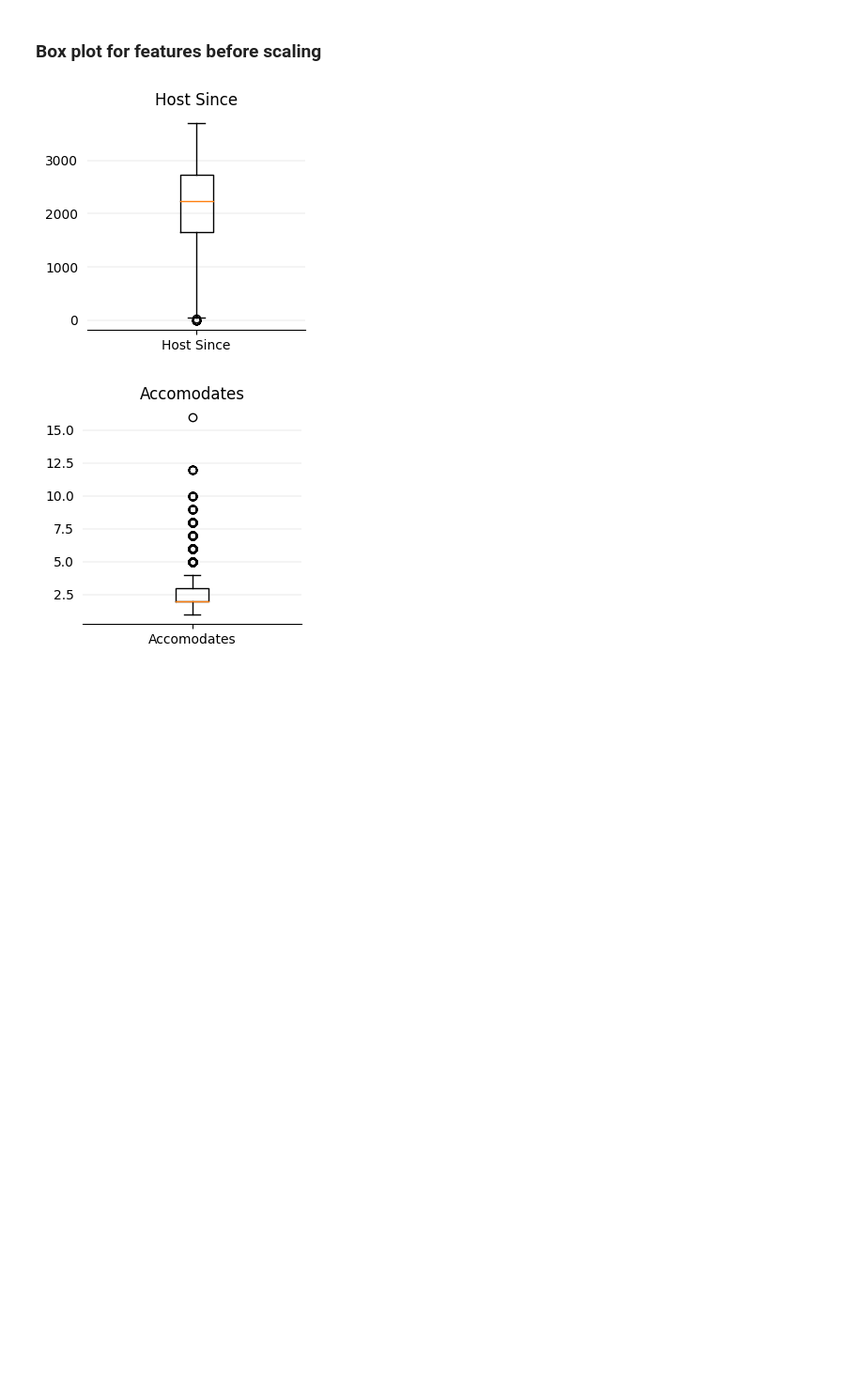
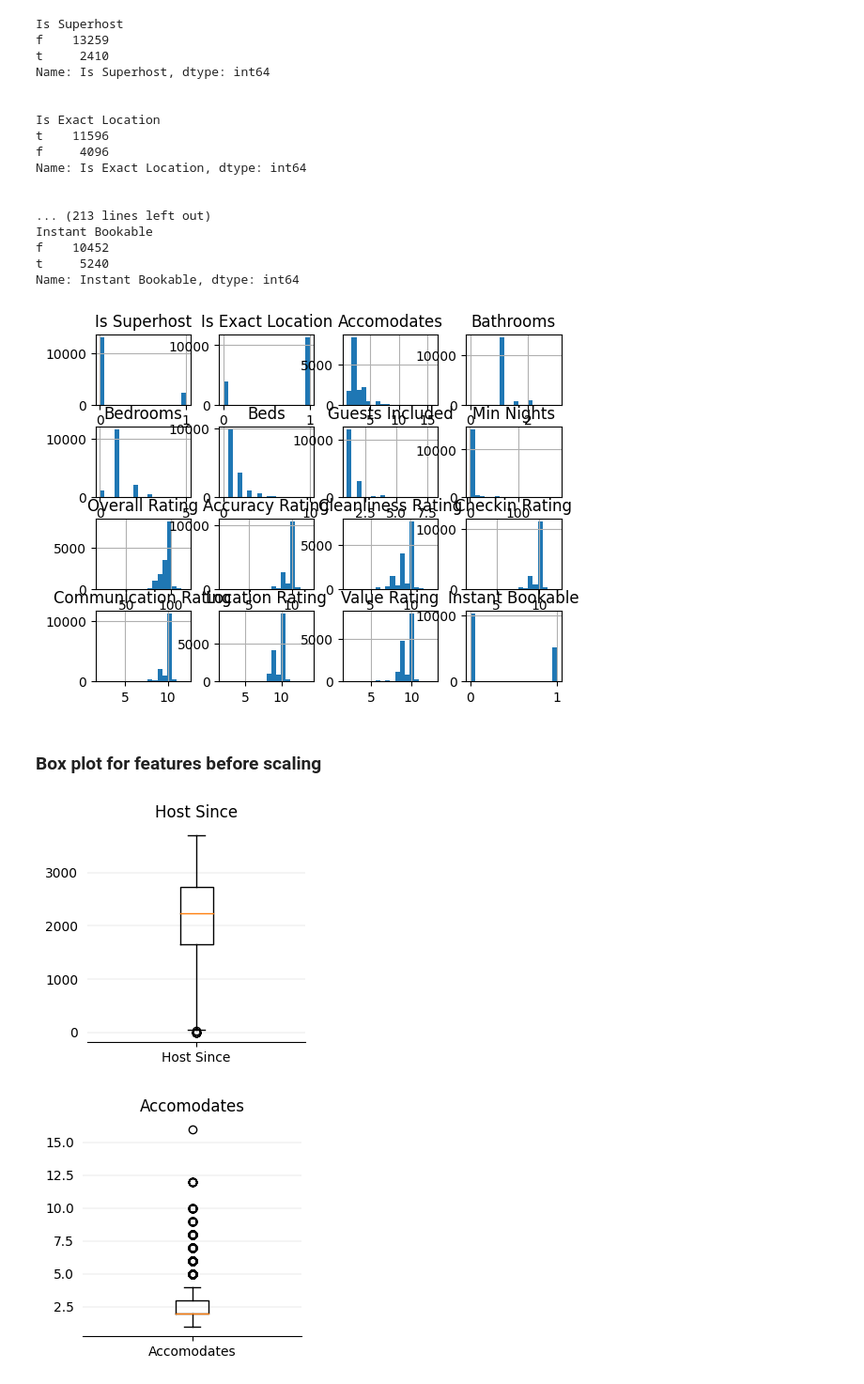
Before and after one commit to AlbanemchtCs/ml-project, a Jupyter notebook: preprocessing/data_cleaning/data_type_cleaning.ipynb, the cells around one changed output. Shown at 94% size. Cells and saved outputs as stored; diff of their text form; code cells hidden in the pictures; blank space fills up the shorter version.

```diff
--- a/preprocessing/data_cleaning/data_type_cleaning.ipynb
+++ b/preprocessing/data_cleaning/data_type_cleaning.ipynb
@@ -8,0 +47,22 @@ train_airbnb_df_c = pd.read_csv("/Users/cha/Desktop/3A/code/ml-project/data/trai
+# %%
+from sklearn.model_selection import train_test_split
+
+train_airbnb_df_c['Accomodates'] = train_airbnb_df_c['Accomodates'].replace(16, np.NAN)
+train_airbnb_df_c = train_airbnb_df_c.dropna(subset='Accomodates')
+print(train_airbnb_df_c['Accomodates'].value_counts())
+
+whole_data_train, data_test = train_test_split(
+    train_airbnb_df_c,
+    test_size=0.2,
+    stratify=train_airbnb_df_c['Accomodates'],
+    random_state=42, shuffle=True
+)
+data_train, data_val = train_test_split(
+    whole_data_train,
+    test_size=0.2,
+    stratify=whole_data_train['Accomodates'],
+    random_state=42, shuffle=True
+)
+print(data_test['Accomodates'].value_counts())
+print(whole_data_train['Accomodates'].value_counts())
+# print(data_val['Accomodates'].value_counts())
@@ -9,3 +87,40 @@ train_airbnb_df_c = pd.read_csv("/Users/cha/Desktop/3A/code/ml-project/data/trai
+# %%
+categorical_variables = [
+    'Is Superhost', 'Is Exact Location',
+    'Accomodates',
+    'Bathrooms', 'Bedrooms', 'Beds', 'Guests Included', 'Min Nights',
+    'Overall Rating',
+    'Accuracy Rating', 'Cleanliness Rating',
+    'Checkin Rating', 'Communication Rating', 'Location Rating',
+    'Value Rating' , 'Instant Bookable',
+    # 'Property Type', 'Room Type'
+]
+
+for var in categorical_variables:
+    print(var)
+    print(train_airbnb_df[var].value_counts())
+    print('\n')
+
+hist = train_airbnb_df_c[categorical_variables].replace("*", 0).hist(bins=18)
+# %% [output]
+Is Superhost
+f    13259
+t     2410
+Name: Is Superhost, dtype: int64
+
+
+Is Exact Location
+t    11596
+f     4096
+Name: Is Exact Location, dtype: int64
+
+
+... (213 lines left out)
+Instant Bookable
+f    10452
+t     5240
+Name: Instant Bookable, dtype: int64
+[figure, added]
 # %% [markdown]
 ### Box plot for features before scaling
 # %%
```
Also changed, not shown: parts of 6 cells of this notebook.
